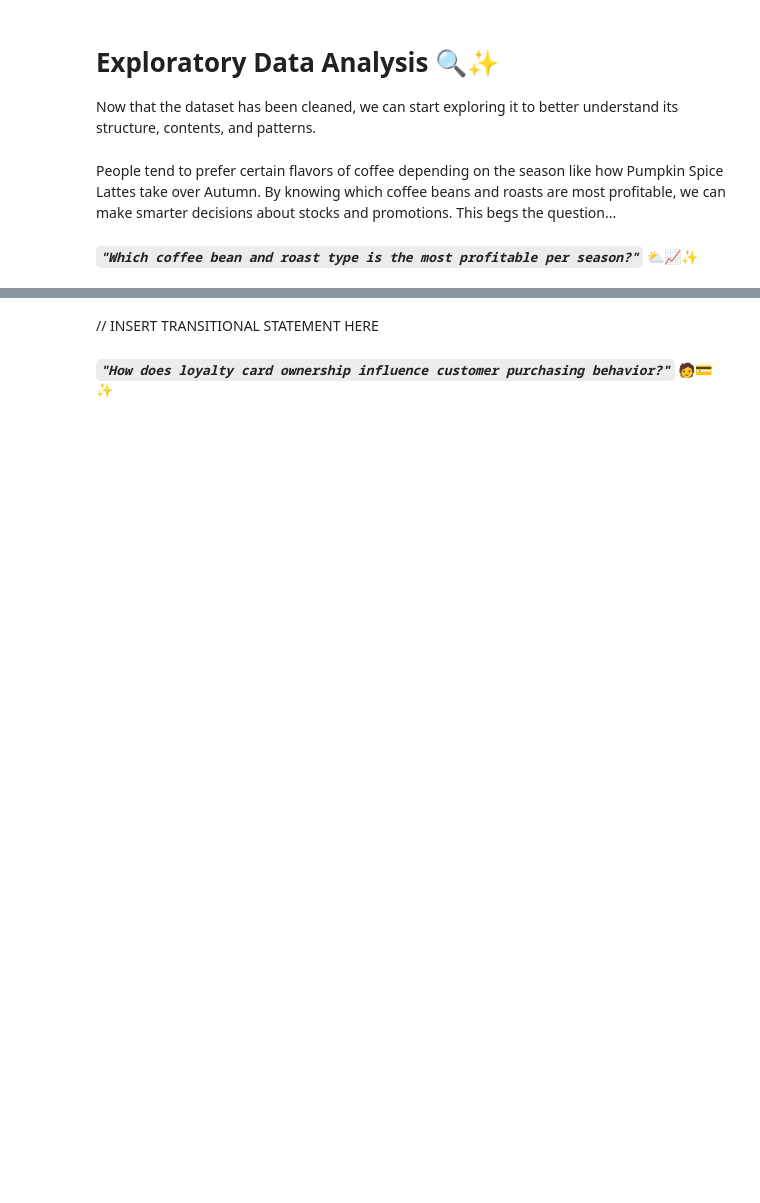
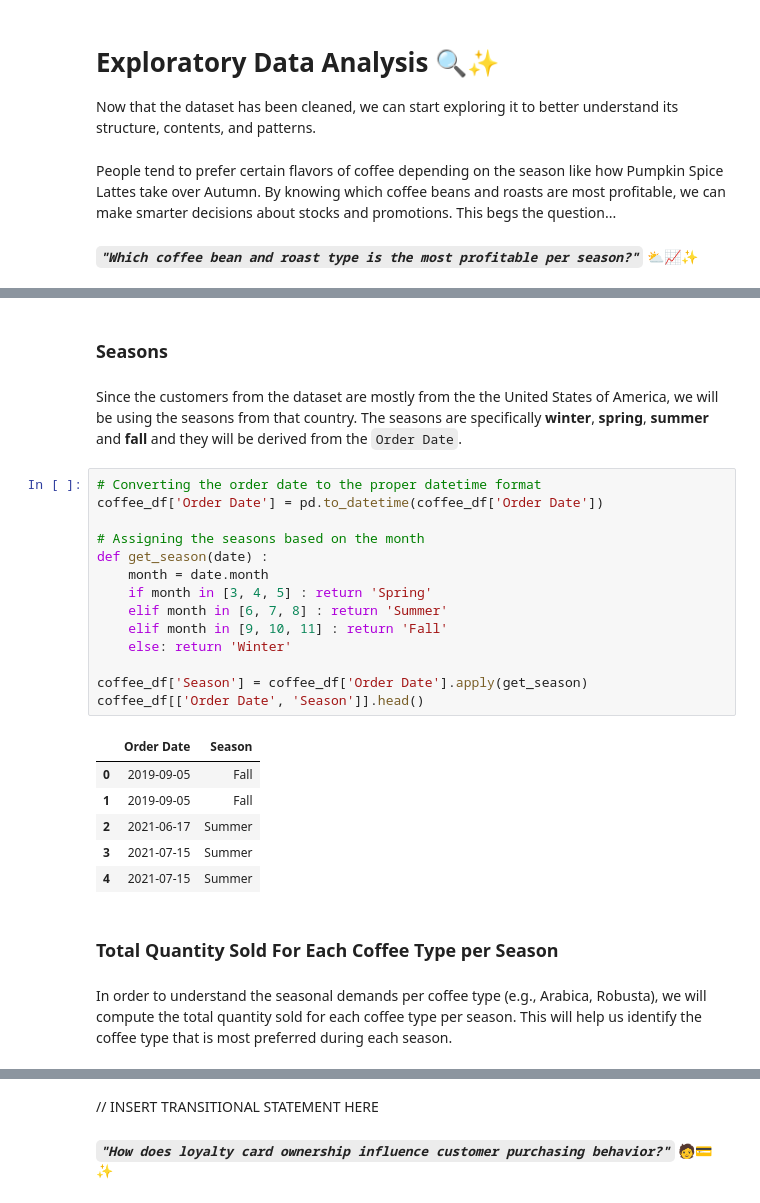
Before and after one commit to Emman-28/CSMODEL-MP, a Jupyter notebook: CSMODEL MP(Marble).ipynb, the cells around one changed output, grey strips where cells are left out. Saved outputs shown, nothing was run; the diff lists cells and outputs as text; blank space fills up the shorter version.

```diff
--- a/CSMODEL MP(Marble).ipynb
+++ b/CSMODEL MP(Marble).ipynb
@@ -194,0 +214,29 @@ People tend to prefer certain flavors of coffee depending on the season like how
+# %% [markdown]
+### Seasons
+# %% [markdown]
+Since the customers from the dataset are mostly from the the United States of America, we will be using the seasons from that country. The seasons are specifically **winter**, **spring**, **summer** and **fall** and they will be derived from the `Order Date`.
+# %%
+# Converting the order date to the proper datetime format
+coffee_df['Order Date'] = pd.to_datetime(coffee_df['Order Date'])
+
+# Assigning the seasons based on the month
+def get_season(date) :
+    month = date.month
+    if month in [3, 4, 5] : return 'Spring'
+    elif month in [6, 7, 8] : return 'Summer'
+    elif month in [9, 10, 11] : return 'Fall'
+    else: return 'Winter'
+
+coffee_df['Season'] = coffee_df['Order Date'].apply(get_season)
+coffee_df[['Order Date', 'Season']].head()
+# %% [output]
+|  | Order Date | Season |
+| 0 | 2019-09-05 | Fall |
+| 1 | 2019-09-05 | Fall |
+| 2 | 2021-06-17 | Summer |
+| 3 | 2021-07-15 | Summer |
+| 4 | 2021-07-15 | Summer |
+# %% [markdown]
+### **Total Quantity Sold For Each Coffee Type per Season**
+# %% [markdown]
+In order to understand the seasonal demands per coffee type (e.g., Arabica, Robusta), we will compute the total quantity sold for each coffee type per season. This will help us identify the coffee type that is most preferred during each season.
```
Also changed, not shown: parts of 25 cells of this notebook.
